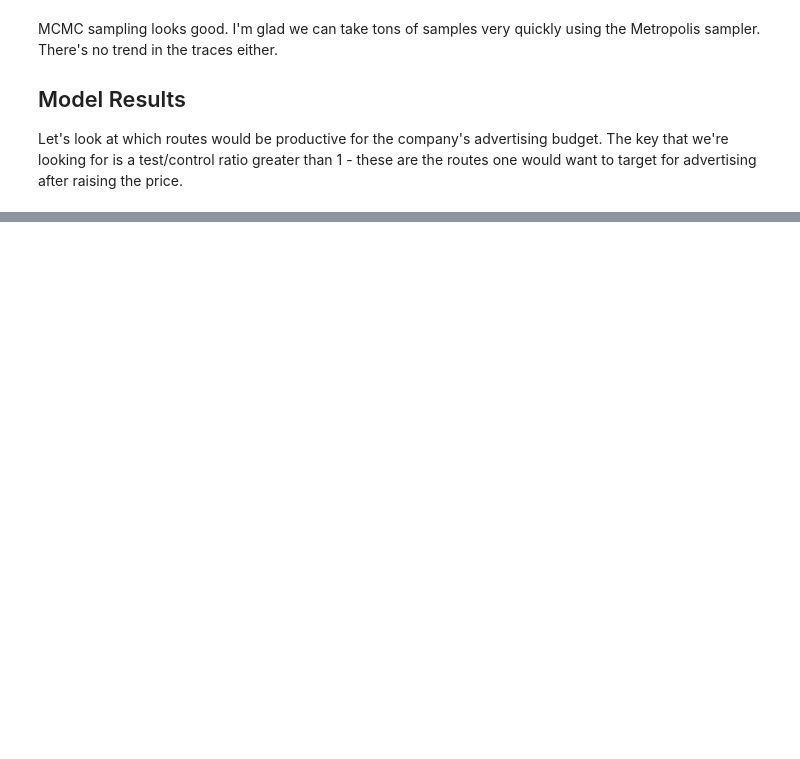
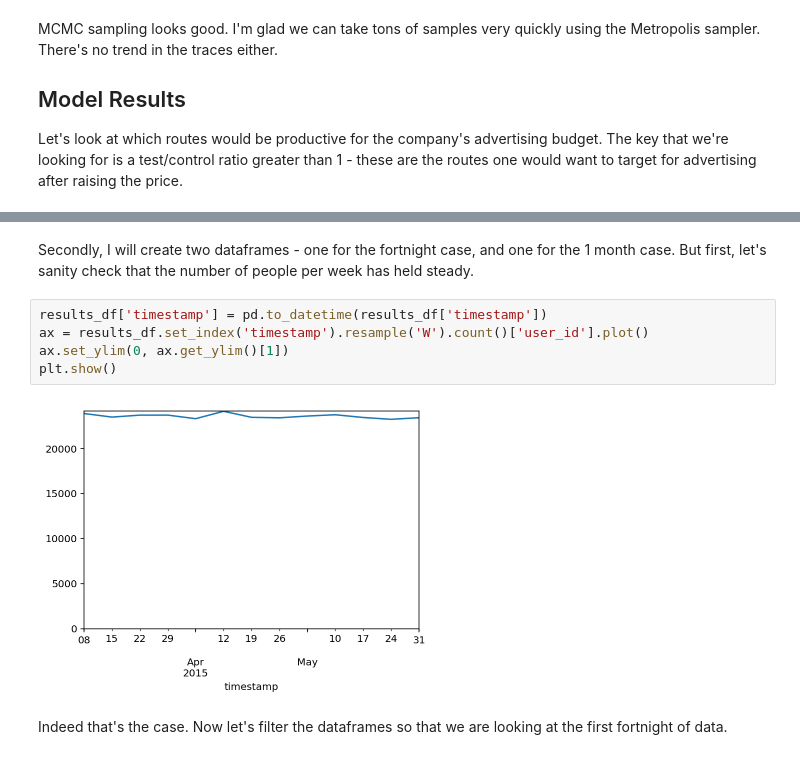
Before and after one commit to ericmjl/insight-data-challenges, a Jupyter notebook: week2/notebook.ipynb, the cells around one changed output, grey strips where cells are left out. Drawn from its saved outputs; the diff is of its cells as text; blank space fills up the shorter version.

Commit message:
finished data challenge and converted to html

```diff
--- a/week2/notebook.ipynb
+++ b/week2/notebook.ipynb
@@ -420,0 +475,11 @@ plt.show()
+# %% [markdown]
+Secondly, I will create two dataframes - one for the fortnight case, and one for the 1 month case. But first, let's sanity check that the number of people per week has held steady.
+# %%
+results_df['timestamp'] = pd.to_datetime(results_df['timestamp'])
+ax = results_df.set_index('timestamp').resample('W').count()['user_id'].plot()
+ax.set_ylim(0, ax.get_ylim()[1])
+plt.show()
+# %% [output]
+[figure, added]
+# %% [markdown]
+Indeed that's the case. Now let's filter the dataframes so that we are looking at the first fortnight of data.
```
Also changed, not shown: parts of 31 cells of this notebook, 1 other file.
